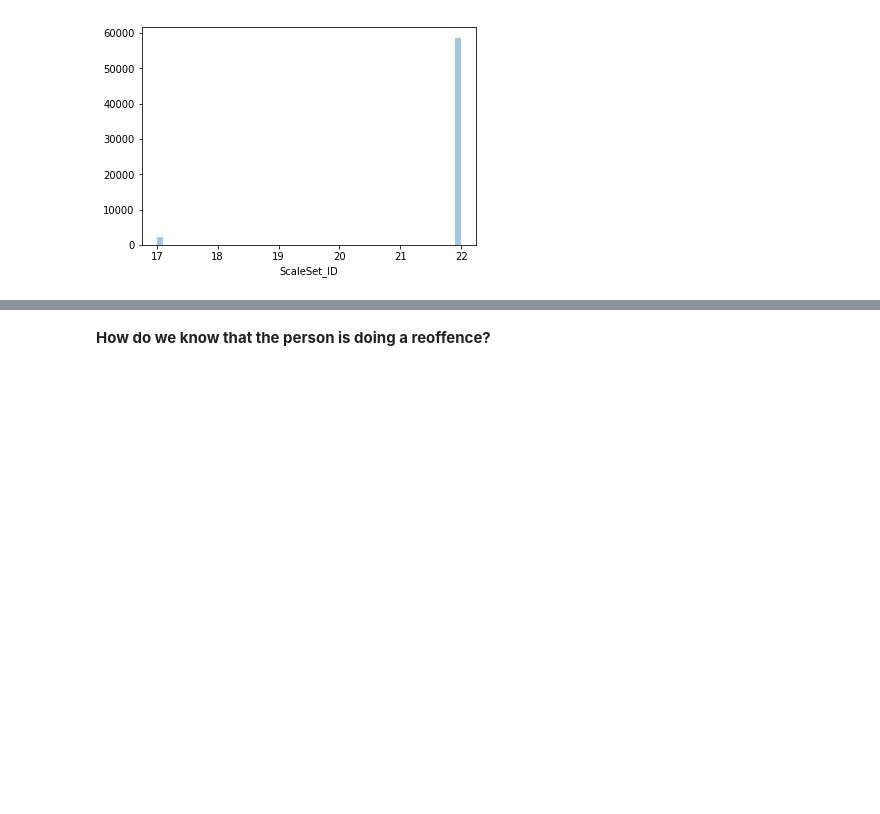
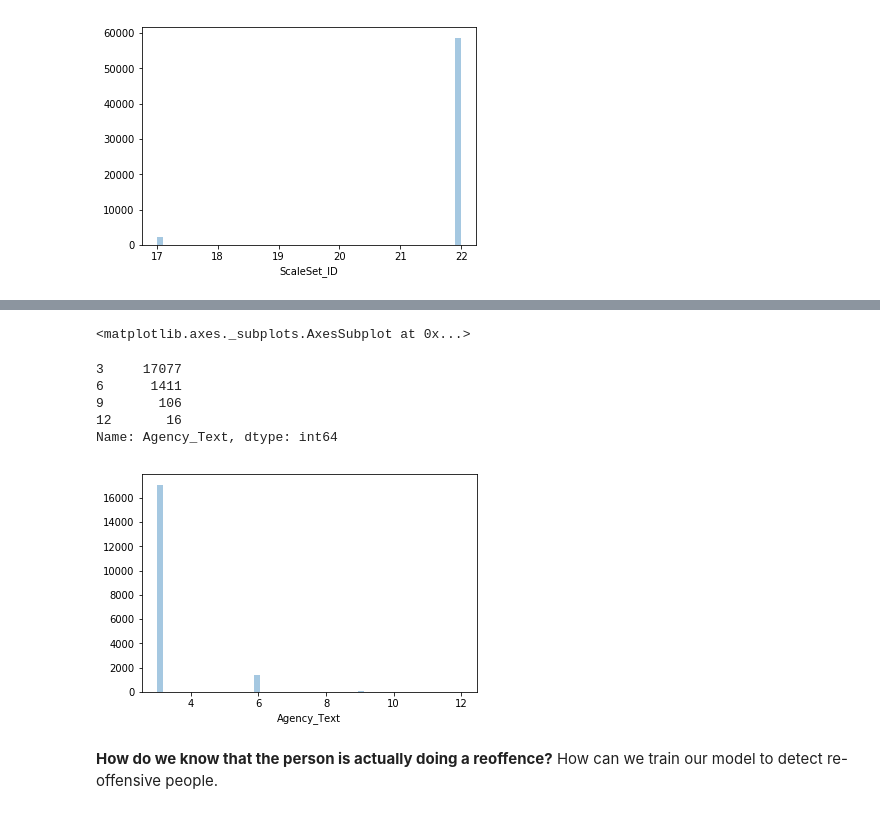
Before and after one commit to kpratikin/Credit-Card-Fraud, a Jupyter notebook: ML_Project.ipynb, the cells around one changed output, grey strips where cells are left out. Saved outputs shown, nothing was run; the diff lists cells and outputs as text; code cells hidden in the pictures; blank space fills up the shorter version.

```diff
--- a/ML_Project.ipynb
+++ b/ML_Project.ipynb
@@ -278,2 +283,14 @@ sns.distplot(df.ScaleSet_ID,kde=False)
+# %%
+sns.distplot(df.groupby(['Person_ID'])['Agency_Text'].size(),kde=False)
+print()
+(df.groupby(['Person_ID'])['Agency_Text'].size()).value_counts()
+# %% [output]
+<matplotlib.axes._subplots.AxesSubplot at 0x...>
+3     17077
+6      1411
+9       106
+12       16
+Name: Agency_Text, dtype: int64
+[figure, added]
 # %% [markdown]
-**How do we know that the person is doing a reoffence?**
+**How do we know that the person is actually doing a reoffence?** How can we train our model to detect re-offensive people.
```
Also changed, not shown: parts of 12 cells of this notebook.
